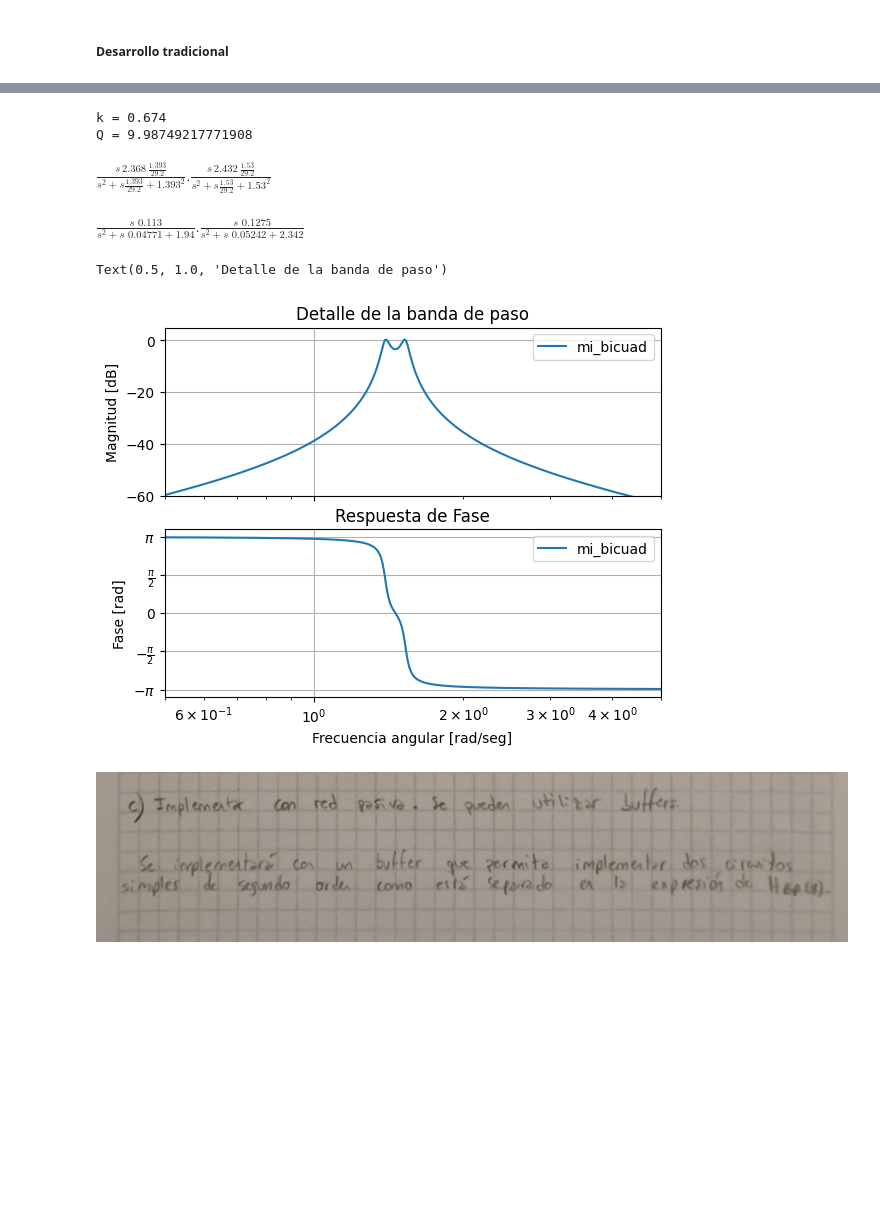
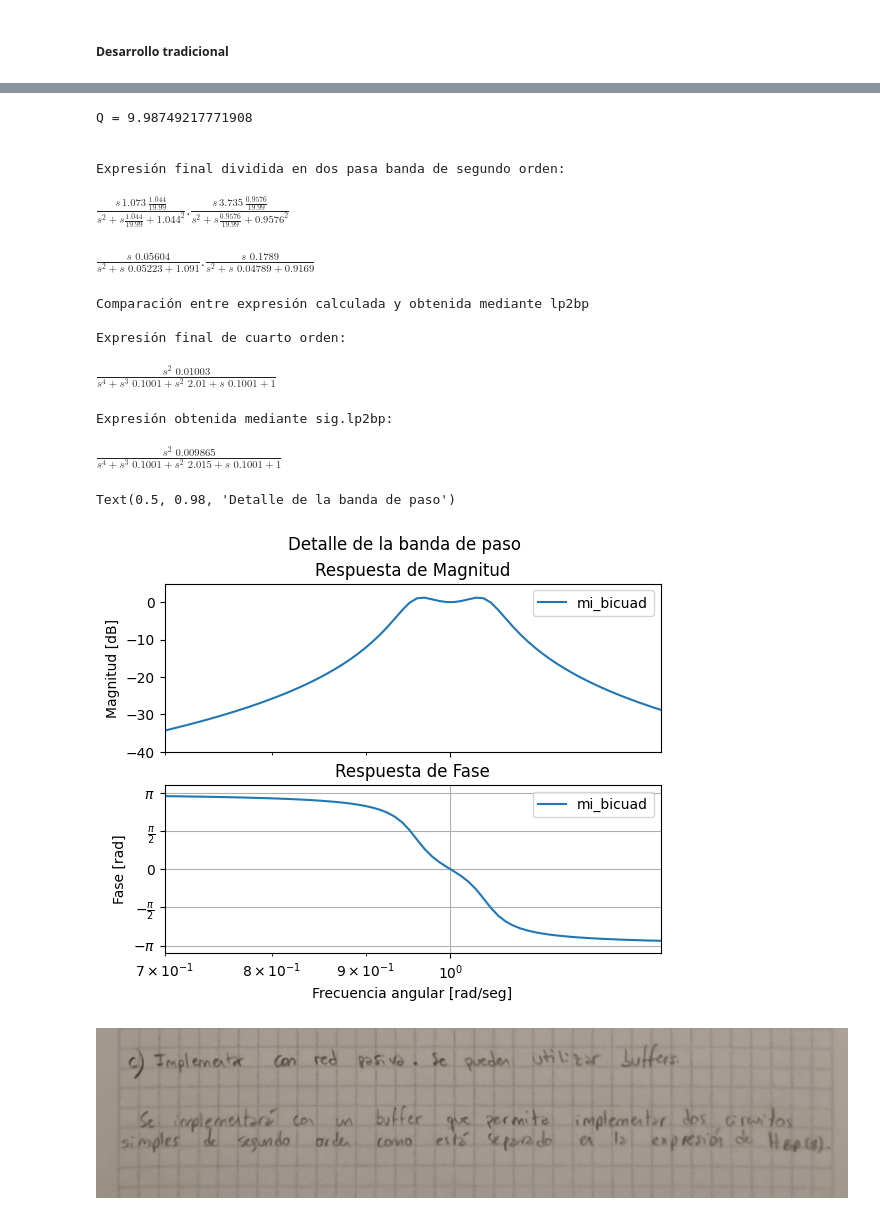
Before and after one commit to matnalopez2/Teoria-de-Circuitos-2, a Jupyter notebook: Resoluciones/20240513/20240513 - Ejercicio 1.ipynb, the cells around one changed output, grey strips where cells are left out. Drawn from its saved outputs; the diff is of its cells as text; code cells hidden in the pictures; blank space fills up the shorter version.

```diff
--- a/Resoluciones/20240513/20240513 - Ejercicio 1.ipynb
+++ b/Resoluciones/20240513/20240513 - Ejercicio 1.ipynb
@@ -17,6 +17,8 @@ import numpy as np
 from pytc2.sistemas_lineales import tf2sos_analog, analyze_sys, pretty_print_SOS
 import scipy.signal as sig
 import math
+import warnings
+warnings.filterwarnings('ignore')
 
 epsilon = math.sqrt(10**0.1 - 1)
 print("Epsilon: " + str(epsilon))
@@ -27,14 +29,15 @@ def analyze_sys_silent(all_sys, sys_name=None, img_ext='none', same_figs=True, a
     return
 
 # Con los datos definidos anteriormente, se arman los array de la transferencia.
-num = np.array([0, 0, 0.984])
-den = np.array([1, 1, 1.46])
-tf_bicuad_sos = tf2sos_analog( num, den )
+num_lp = np.array([0, 0, 0.984])
+den_lp = np.array([1, 1, 1.46])
+tf_bicuad_sos = tf2sos_analog( num_lp, den_lp )
+
 
 # Imprimir en formato latex la transferencia
 pretty_print_SOS(tf_bicuad_sos, mode='omegayq')
 
 # Plotear de forma silenciosa las características de mi función
-analyze_sys_silent([sig.TransferFunction(num,den)], 'mi_bicuad', same_figs=False)
+analyze_sys_silent([sig.TransferFunction(num_lp,den_lp)], 'mi_bicuad', same_figs=False)
 # %% [output]
 Epsilon: 0.5088471399095875
@@ -51,70 +50,86 @@ C:\Users\Mati\AppData\Local\Packages\PythonSoftwareFoundation.Python.3.11_qbz5n2
 # %%
 import matplotlib.pyplot as plt
 import math
-from pytc2.sistemas_lineales import tf2sos_analog, analyze_sys, pretty_print_SOS
+from pytc2.sistemas_lineales import tf2sos_analog, analyze_sys, pretty_print_SOS, pretty_print_lti
 import scipy.signal as sig
+
+
 
 # Definición de una implementación de analyze_sys para evitar logueos innecesarios, mejorando la prolijidad.
 def analyze_sys_silent(all_sys, sys_name=None, img_ext='none', same_figs=True, annotations=True, xaxis='omega', fs=2*np.pi):
     analyze_sys(all_sys, sys_name=None, img_ext='none', same_figs=True, annotations=True, xaxis='omega', fs=2*np.pi)
     return
 
-w_0 = 1.46
-k = 0.674
-print("k = " + str(k))
-
+w_0 = 1.0
 w1 = 0.95
 w2 = 1.05
 
 Q = (math.sqrt(w1*w2)/(w2-w1))
-print("Q = " + str(Q))
-
+print("Q = " + str(Q) + "\n")
 
 # Calculamos los coeficientes del denominador para mayor claridad.
 A = Q**2
 B = Q
 C = ((2 * w_0**2 * Q**2) + (w_0**2))
 D = w_0**2 * Q
 E = Q**2 * w_0**4
 
 # Con los datos definidos anteriormente, se arman los array de la transferencia.
-kn = k
-kp = 1
-num = kn * np.array([w_0**2, 0, 0])
-den = kp * np.array([A, B, C, D, E])
+num = np.array([0, 0, w_0**2, 0, 0])
+den = np.array([A, B, C, D, E])
 tf_bicuad_sos = tf2sos_analog( num, den )
 
 # Imprimir en formato latex la transferencia
-#pretty_print_SOS(tf_bicuad_sos)
+print("\nExpresión final dividida en dos pasa banda de segundo orden:")
 pretty_print_SOS(tf_bicuad_sos, mode="omegayq")
 pretty_print_SOS(tf_bicuad_sos)
+
+print("\nComparación entre expresión calculada y obtenida mediante lp2bp")
+print("\nExpresión final de cuarto orden:")
+pretty_print_lti(num, den)
+
+print("Expresión obtenida mediante sig.lp2bp:")
+num_bp, den_bp = sig.lp2bp(num_lp, den_lp, wo=1.0, bw=1/Q)
+pretty_print_lti(num_bp, den_bp)
 
 
 # Plotear de forma silenciosa las características de mi función
 asy_axes = analyze_sys([sig.TransferFunction(num,den)], 'mi_bicuad', same_figs=False)
-
-
-# Imprimir en formato latex la transferencia
 
 
 # el caracter "_" descarta la salida de la función
 # cerramos todas las visualizaciones salvo la respuesta en frecuencia
 plt.close(2)
 plt.close(3)
 plt.close(4)
 
+
 plt.sca(asy_axes[0][1][0])
 max_ripple = np.max(np.array(1))
-plt.ylim(np.array([-60, 5]) )
-plt.xlim(np.array([0.5, 5]) )
-plt.title('Detalle de la banda de paso')
+
+x_min = 0.7
+x_max = 1.3
+y_min = -40.0
+y_max = 5.0
+
+plt.axis([x_min, x_max, y_min, y_max])
+plt.grid()
+plt.suptitle('Detalle de la banda de paso')
 # %% [output]
-k = 0.674
 Q = 9.98749217771908
+
+
+Expresión final dividida en dos pasa banda de segundo orden:
-$\displaystyle   \frac{s\,2.368\,\frac{1.393}{29.2}}{s^2 + s \frac{1.393}{29.2} + 1.393^2} . \frac{s\,2.432\,\frac{1.53}{29.2}}{s^2 + s \frac{1.53}{29.2} + 1.53^2}$
+$\displaystyle   \frac{s\,1.073\,\frac{1.044}{19.99}}{s^2 + s \frac{1.044}{19.99} + 1.044^2} . \frac{s\,3.735\,\frac{0.9576}{19.99}}{s^2 + s \frac{0.9576}{19.99} + 0.9576^2}$
-$\displaystyle   \frac{s \,\, 0.113 }{s^2 + s \,\, 0.04771 + 1.94 } . \frac{s \,\, 0.1275 }{s^2 + s \,\, 0.05242 + 2.342 }$
+$\displaystyle   \frac{s \,\, 0.05604 }{s^2 + s \,\, 0.05223 + 1.091 } . \frac{s \,\, 0.1789 }{s^2 + s \,\, 0.04789 + 0.9169 }$
-Text(0.5, 1.0, 'Detalle de la banda de paso')
+Comparación entre expresión calculada y obtenida mediante lp2bp
+
+Expresión final de cuarto orden:
+$\displaystyle \frac{s^2 \,\, 0.01003 }{s^4 + s^3 \,\, 0.1001 + s^2 \,\, 2.01 + s \,\, 0.1001 +   1 }$
+Expresión obtenida mediante sig.lp2bp:
+$\displaystyle \frac{s^2 \,\, 0.009865 }{s^4 + s^3 \,\, 0.1001 + s^2 \,\, 2.015 + s \,\, 0.1001 +   1 }$
+Text(0.5, 0.98, 'Detalle de la banda de paso')
-[figure, old version]
+[figure, new version]
 # %% [markdown]
 ![20240513_Ejercicio1_04.jpeg](attachment:20240513_Ejercicio1_04.jpeg)
 # %% [markdown]
```
Also changed, not shown: parts of 1 cell of this notebook, 18 other files.
